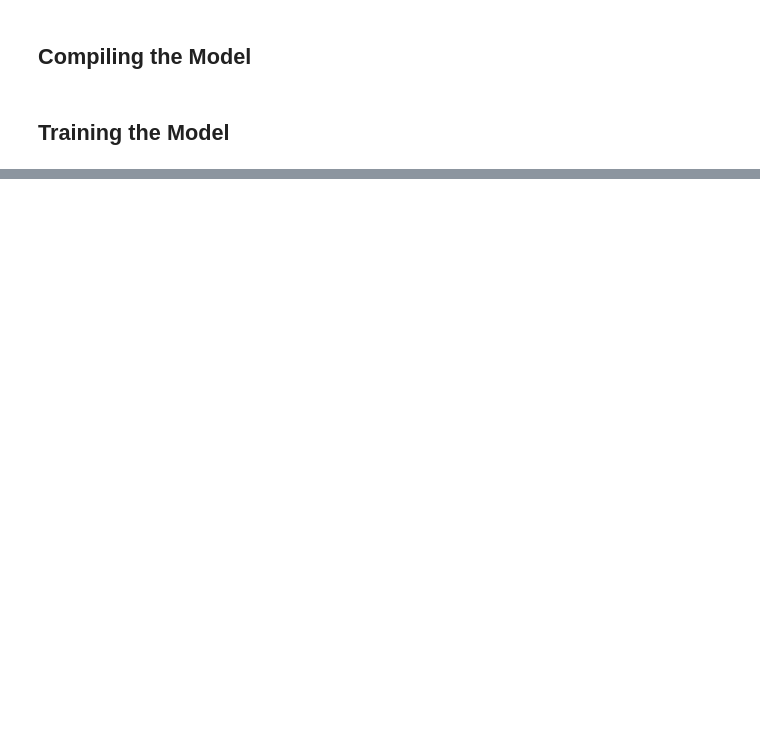
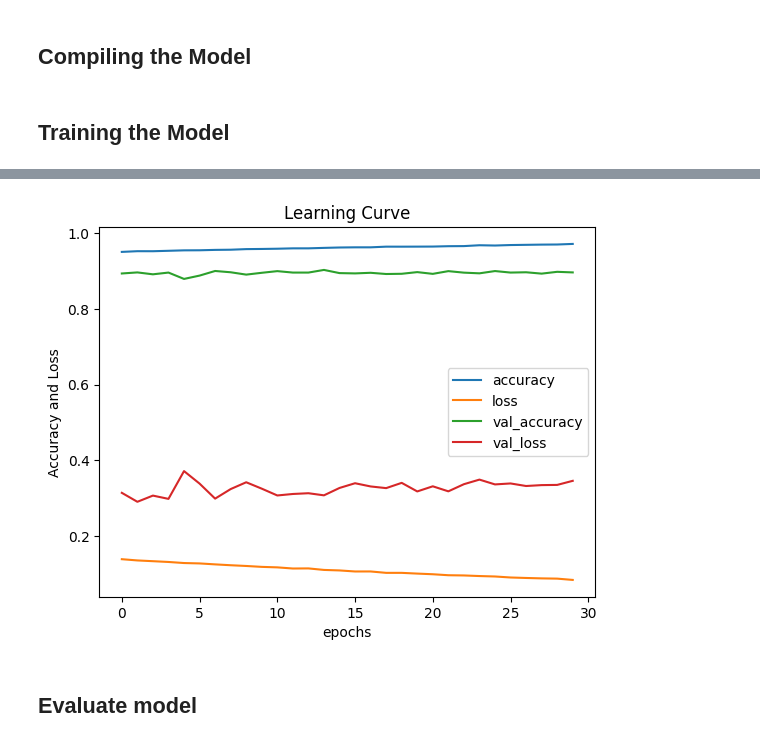
Before and after one commit to Bjoshua25/Fashion-Image-Classpification---ANN-project, a Jupyter notebook: fashion_MNIST_project.ipynb, the cells around one changed output, grey strips where cells are left out. Drawn from its saved outputs; the diff is of its cells as text; code cells hidden in the pictures; blank space fills up the shorter version.

```diff
--- a/fashion_MNIST_project.ipynb
+++ b/fashion_MNIST_project.ipynb
@@ -135,0 +163,12 @@ history = model.fit(
+# %%
+# Learning Curve
+
+pd.DataFrame(history.history).plot(
+    title = "Learning Curve",
+    xlabel = "epochs",
+    ylabel = "Accuracy and Loss"
+);
+# %% [output]
+[figure, added]
+# %% [markdown]
+## Evaluate model
```
Also changed, not shown: parts of 7 cells of this notebook, 3 other files.
